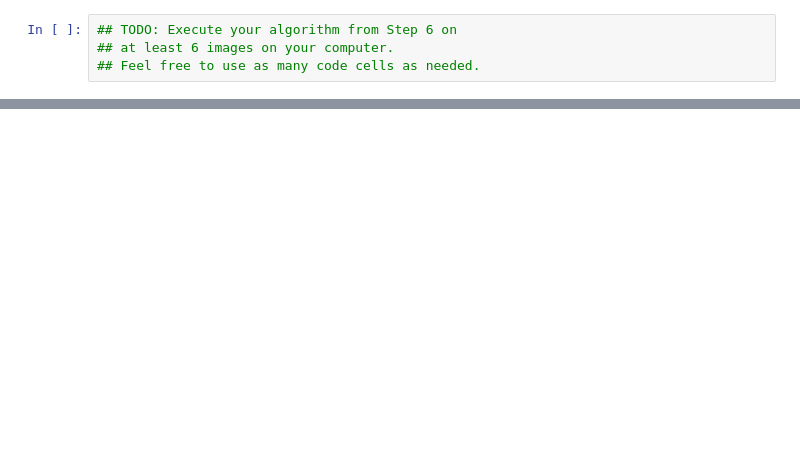
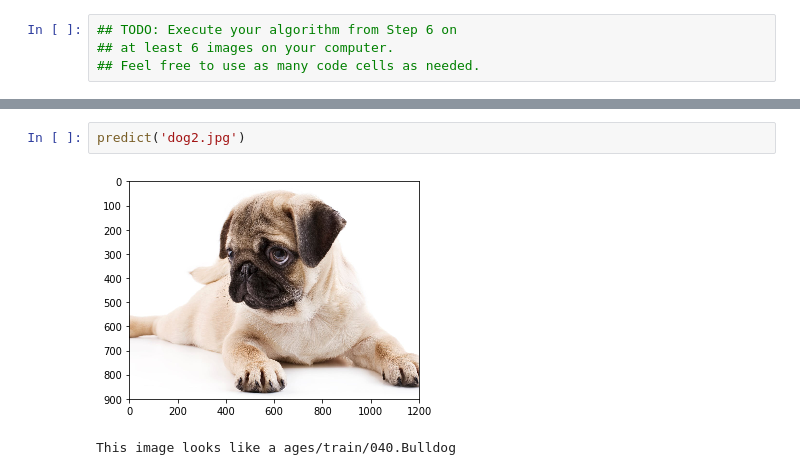
Before and after one commit to Akarapat/DS_Nanodegree_dog, a Jupyter notebook: dog_app.ipynb, the cells around one changed output, grey strips where cells are left out. Saved outputs shown, nothing was run; the diff lists cells and outputs as text; blank space fills up the shorter version.

```diff
--- a/dog_app.ipynb
+++ b/dog_app.ipynb
@@ -751,0 +780,5 @@ __Answer:__
+# %%
+predict('dog2.jpg')
+# %% [output]
+[figure, added]
+This image looks like a ages/train/040.Bulldog
```
Also changed, not shown: parts of 16 cells of this notebook, 4 other files.
